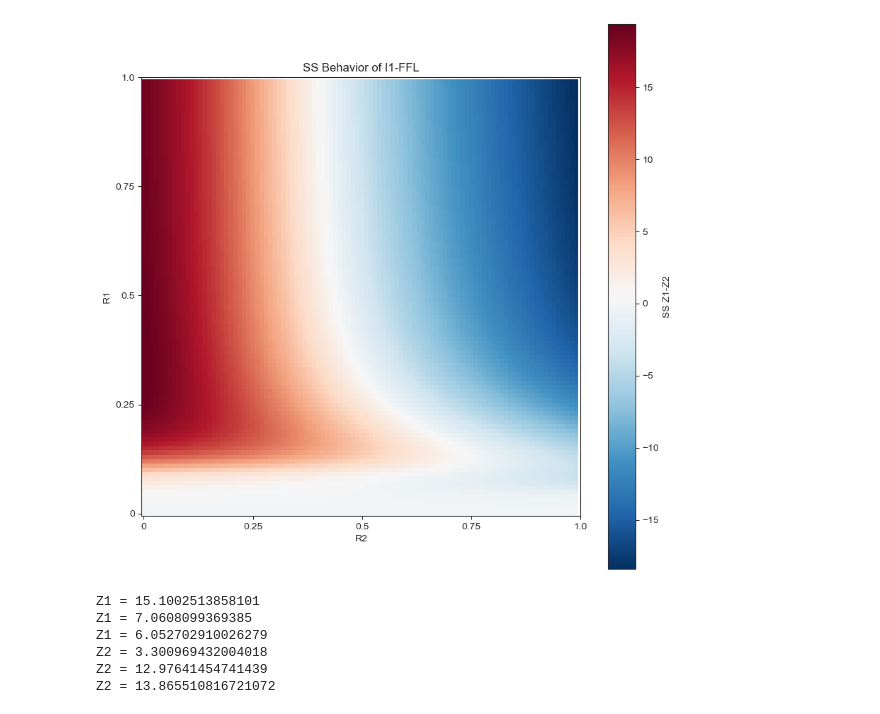
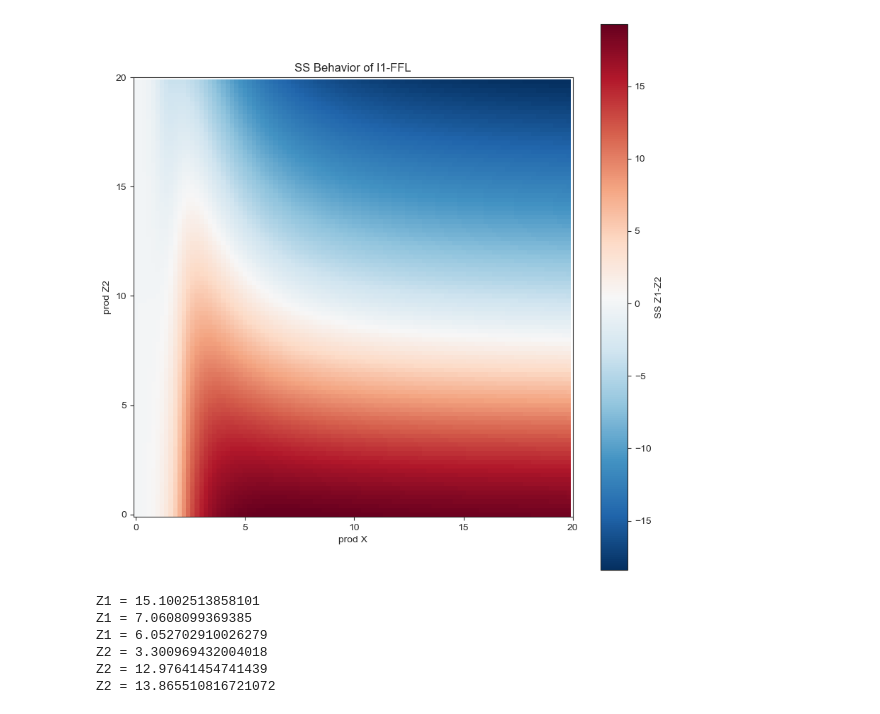
Before and after one commit to ajin40/cdh-gata6-model, a Jupyter notebook: FFL system workflow.ipynb, the cells around one changed output. Saved outputs shown, nothing was run; the diff lists cells and outputs as text; code cells hidden in the pictures.

```diff
--- a/FFL system workflow.ipynb
+++ b/FFL system workflow.ipynb
@@ -26,19 +26,19 @@ def rhs(xyz, t, a, b, c, d, e, f, g, h, i, j, k, l, KMxy1, KMxy2, KM11, KM12, KM
     return np.array([dx_dt, dy1_dt, dy2_dt, dz1_dt, dz2_dt])
 
 # Define parameter values
-params = {
-    'a': 2.0, 'b': 1.0, 'c': 10.0, 'd': 1.0, 'e': 10.0, 'f': 1.0, 'g': 10.0, 'h': 10.0, 'i': 0.5, 'j': 10.0,
-    'k': 10.0, 'l': 0.75, 'KMxy1': 10.0, 'KMxy2': 10.0, 'KM11': 10.0, 'KM12': 1.0, 'KM1x': 10.0, 'KM1y': 5.0,
-    'KM22': 10.0, 'KM21': 1.0, 'KM2x': 10.0, 'KM2y': 5.0, 'nx': 2, 'n11': 2, 'n12': 2, 'n1x': 2, 'n1y': 2,
-    'n22': 2, 'n21': 2, 'n2x': 2, 'n2y': 2
-}
+
 # Initial conditions
 initial_conditions = [0.0, 0.0, 0.0, 0.0, 0.0]
 
 # Time points for integration
 t_span = (0, 100)
 t_eval = np.linspace(t_span[0], t_span[1], 1000)
-
+params = {
+    'a': 9.0, 'b': 1.0, 'c': 10.0, 'd': 1.0, 'e': 10.0, 'f': 1.0, 'g': 10.0, 'h': 10.0, 'i': 0.5, 'j': 10.0,
+    'k': 10.0, 'l': 0.5, 'KMxy1': 10.0, 'KMxy2': 10.0, 'KM11': 10.0, 'KM12': 1.0, 'KM1x': 10.0, 'KM1y': 5.0,
+    'KM22': 10.0, 'KM21': 1.0, 'KM2x': 10.0, 'KM2y': 5.0, 'nx': 2, 'n11': 2, 'n12': 2, 'n1x': 2, 'n1y': 2,
+    'n22': 2, 'n21': 2, 'n2x': 2, 'n2y': 2
+}
 # Integrate the ODEs
 solution = solve_ivp(lambda t, y: rhs(y, t, **params), t_span, initial_conditions, t_eval=t_eval)
 
@@ -47,18 +47,20 @@ z1_solution = solution.y[3]
 z2_solution = solution.y[4]
 
 # Perform sensitivity analysis using finite differences
-sensitivity_eps = 1e-6
+sensitivity_eps = 0.1
 sensitivity_matrix = np.zeros((len(z1_solution), len(params)))
 
 for i, param_name in enumerate(params):
     perturbed_params = params.copy()
-    perturbed_params[param_name] += sensitivity_eps
+    #perturbation = perturbed_params[param_name]*sensitivity_eps
+    perturbation = 1e-6
+    perturbed_params[param_name] += perturbation
 
     perturbed_solution = solve_ivp(lambda t, y: rhs(y, t, **perturbed_params), t_span, initial_conditions, t_eval=t_eval)
     perturbed_z1_solution = perturbed_solution.y[3]
     perturbed_z2_solution = perturbed_solution.y[4]
 
-    sensitivity_matrix[:, i] = (abs(perturbed_z1_solution - z1_solution) + abs(perturbed_z2_solution - z2_solution)) / (2 * sensitivity_eps)
+    sensitivity_matrix[:, i] = (abs(perturbed_z1_solution - z1_solution) + abs(perturbed_z2_solution - z2_solution)) / (2 * perturbation)
 
 # Print or analyze the sensitivity results
 print("Sensitivity Matrix:")
@@ -160,8 +177,8 @@ def calc(a, b):
     x, y1, y2, z1, z2 = xyz.transpose()
     return z1[-1], z2[-1]
 
-y1array=np.linspace(0,20,100)
-y2array=np.linspace(0,20,100)
+y1array=np.linspace(0.1,20,100)
+y2array=np.linspace(0.1,20,100)
 z1xarray=np.empty((100,100))
 z2yarray=np.empty((100,100))
 
@@ -177,18 +194,18 @@ Z=z1xarray-z2yarray
 # %%
 x_ticks = [0, 5, 10, 15, 20]
 y_ticks = [0, 0.25, 0.5, 0.75, 1.0]
 fig, axs = plt.subplots(figsize=(10, 10))
-pc = axs.imshow(Z, origin='lower', cmap='RdBu_r')#, vmin=-5, vmax=5)
-axs.set_xticks([0, 25, 50, 75, 100], labels=y_ticks)
-axs.set_yticks([0, 25, 50, 75, 100], labels=y_ticks)
-axs.set_xlabel('R2')
-axs.set_ylabel('R1')
+pc = axs.imshow(Z.T, origin='lower', cmap='RdBu_r')#, vmin=-5, vmax=5)
+axs.set_xticks([0, 25, 50, 75, 100], labels=x_ticks)
+axs.set_yticks([0, 25, 50, 75, 100], labels=x_ticks)
+axs.set_xlabel('prod X')
+axs.set_ylabel('prod Z2')
 cbar = fig.colorbar(pc)
 cbar.set_label('SS Z1-Z2')
 axs.set_title(f'SS Behavior of I1-FFL')
 plt.show()
 # %% [output]
-[figure, old version]
+[figure, new version]
 # %%
 import seaborn as sns
 import numpy as np
```
Also changed, not shown: parts of 10 cells of this notebook, 2 other files.
